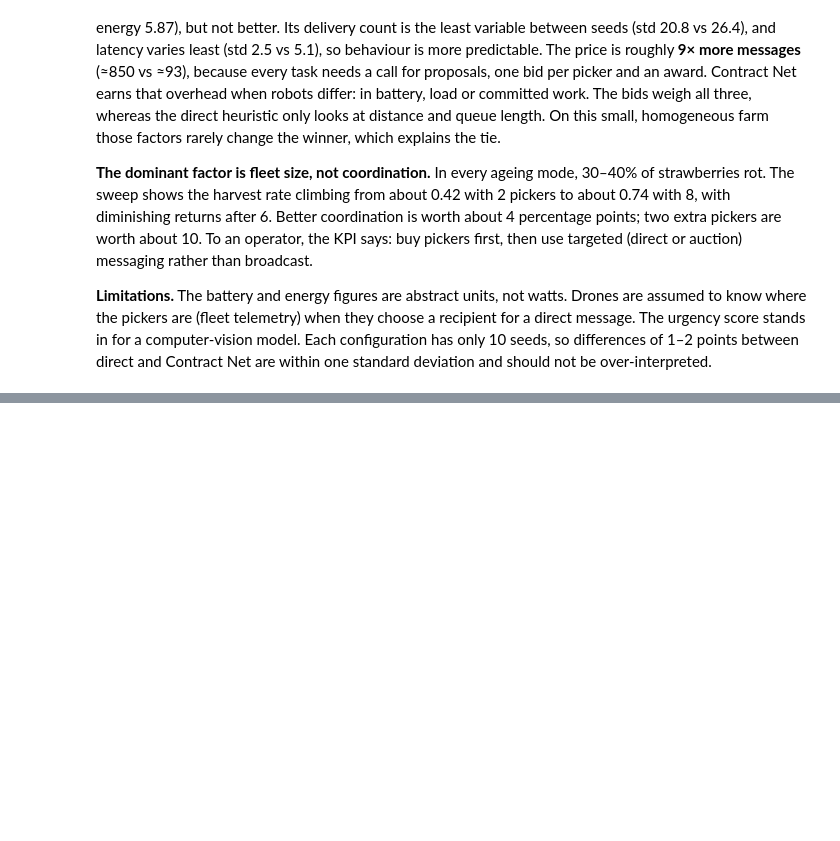
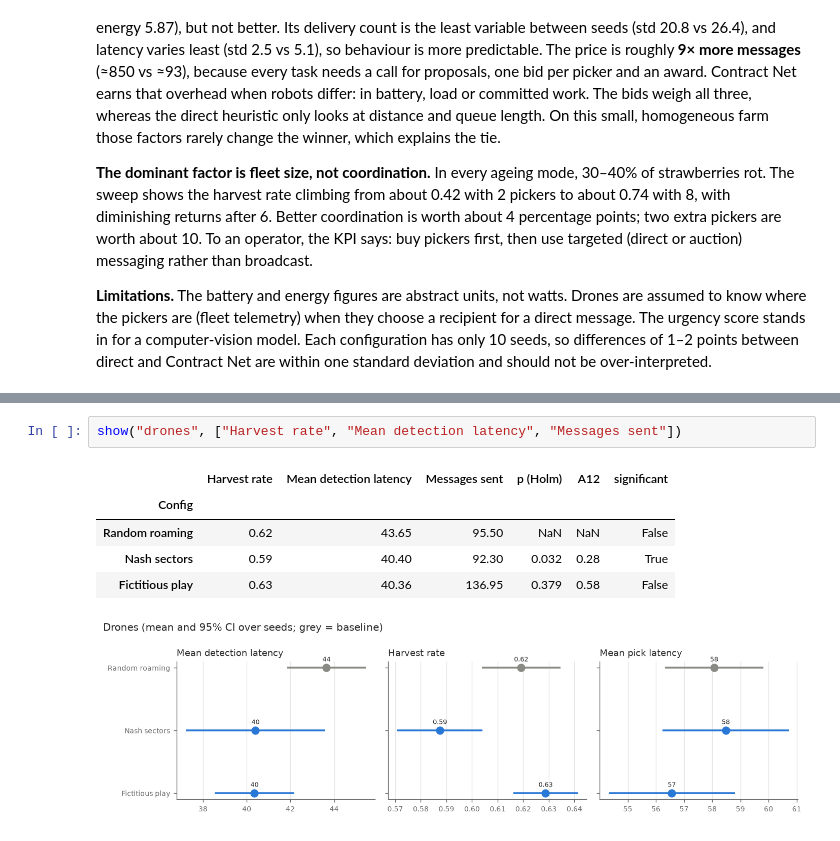
Before and after one commit to fzakir65/farming-robots, a Jupyter notebook: src/analysis.ipynb, the cells around one changed output, grey strips where cells are left out. Saved outputs shown, nothing was run; the diff lists cells and outputs as text; blank space fills up the shorter version.

```diff
--- a/src/analysis.ipynb
+++ b/src/analysis.ipynb
@@ -137,0 +233,9 @@ should not be over-interpreted.
+# %%
+show("drones", ["Harvest rate", "Mean detection latency", "Messages sent"])
+# %% [output]
+|  | Harvest rate | Mean detection latency | Messages sent | p (Holm) | A12 | significant |
+| Config |  |  |  |  |  |  |
+| Random roaming | 0.62 | 43.65 | 95.50 | NaN | NaN | False |
+| Nash sectors | 0.59 | 40.40 | 92.30 | 0.032 | 0.28 | True |
+| Fictitious play | 0.63 | 40.36 | 136.95 | 0.379 | 0.58 | False |
+[figure, added]
```
Also changed, not shown: parts of 25 cells of this notebook, 4 other files.
